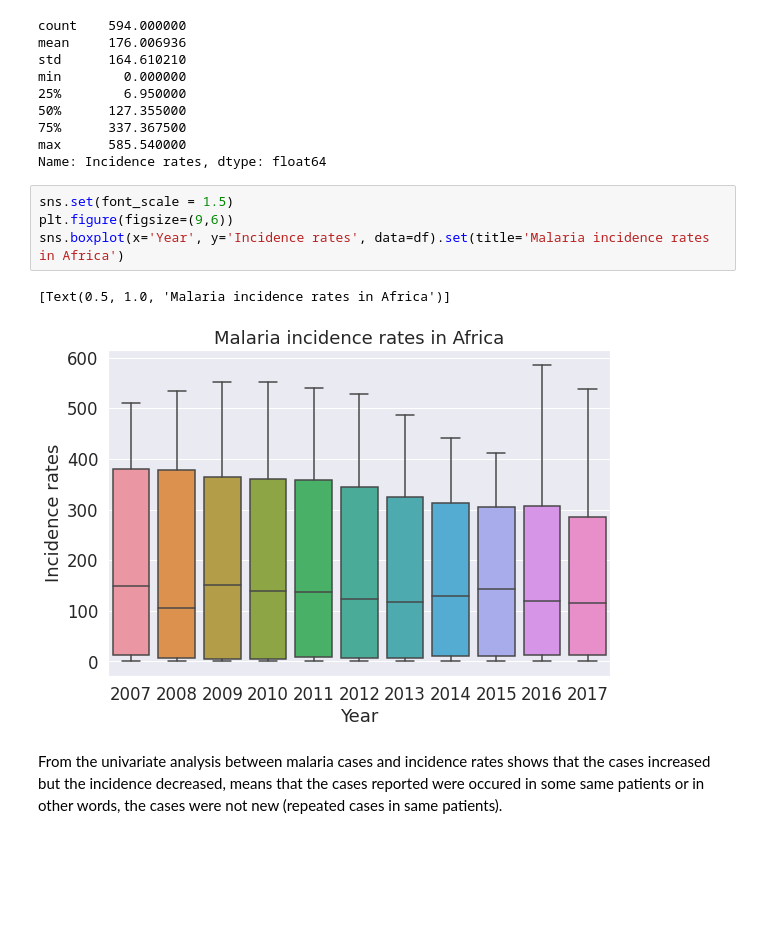
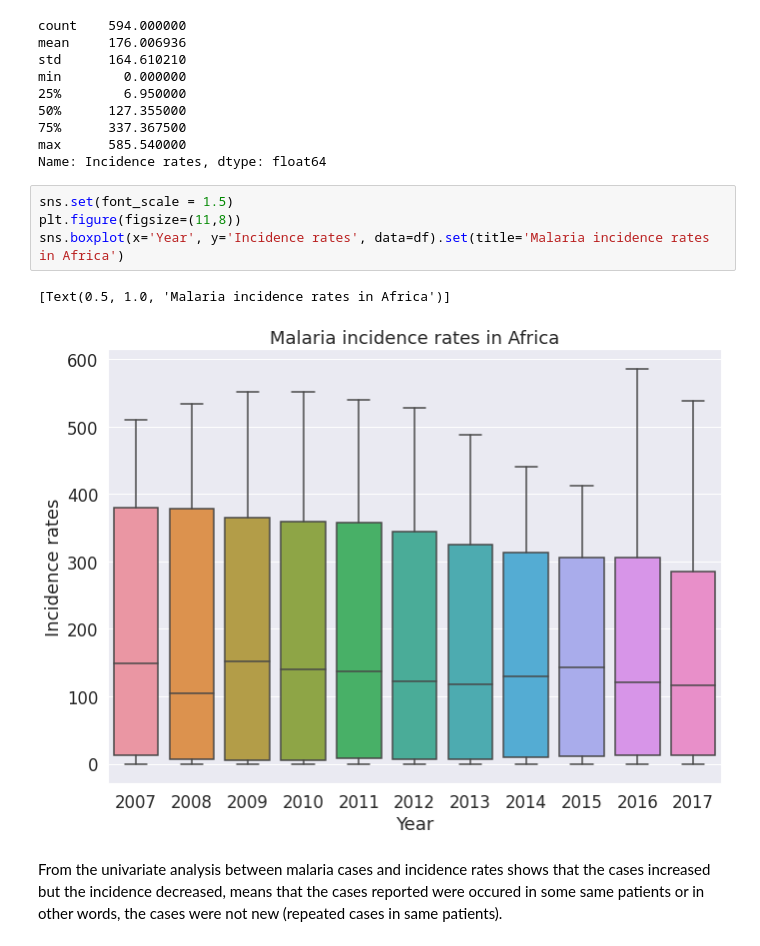
Before and after one commit to ayudewi/kaggle, a Jupyter notebook: malaria-in-africa-2007-2017.ipynb, the cells around one changed output. Cells and saved outputs as stored; diff of their text form; blank space fills up the shorter version.

```diff
--- a/malaria-in-africa-2007-2017.ipynb
+++ b/malaria-in-africa-2007-2017.ipynb
@@ -219,11 +219,11 @@ max      585.540000
 Name: Incidence rates, dtype: float64
 # %%
 sns.set(font_scale = 1.5)
-plt.figure(figsize=(9,6))
+plt.figure(figsize=(11,8))
 sns.boxplot(x='Year', y='Incidence rates', data=df).set(title='Malaria incidence rates in Africa')
 # %% [output]
 [Text(0.5, 1.0, 'Malaria incidence rates in Africa')]
-[figure, old version]
+[figure, new version]
 # %% [markdown]
 From the univariate analysis between malaria cases and incidence rates shows that the cases increased but the incidence decreased, means that the cases reported were occured in some same patients or in other words, the cases were not new (repeated cases in same patients).
 # %% [markdown]
```
Also changed, not shown: parts of 6 cells of this notebook.
